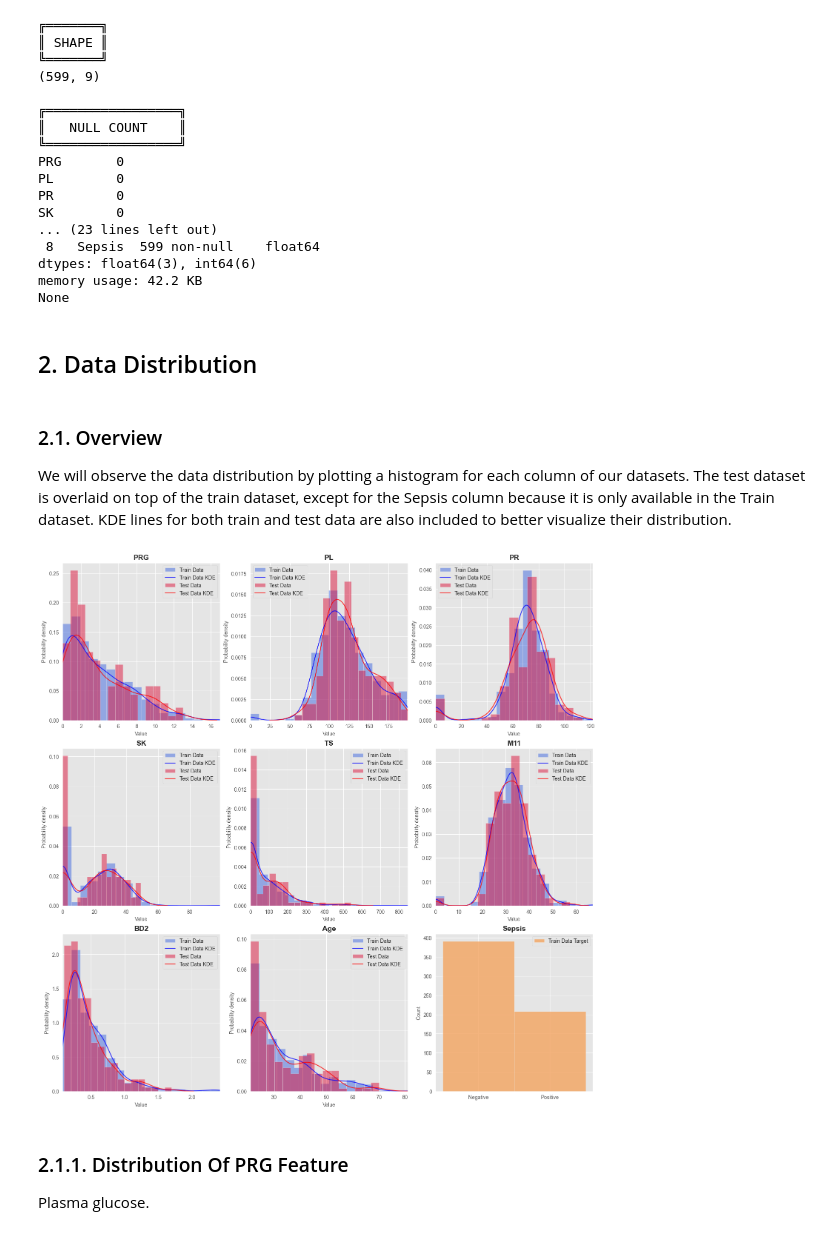
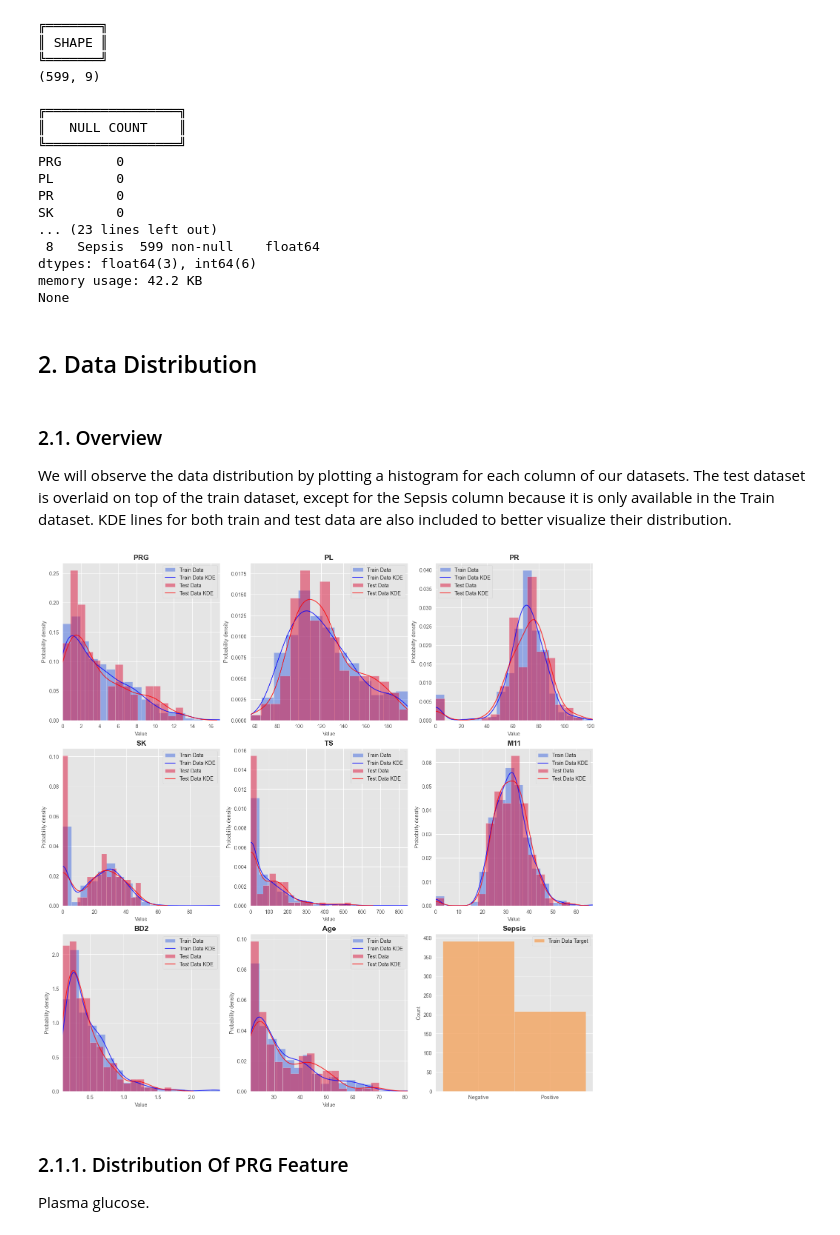
Before and after one commit to miketvo/rmit2023a-cosc2753-assignment1, a Jupyter notebook: notebooks/Step1.EDA.ipynb, the cells around one changed output. Drawn from its saved outputs; the diff is of its cells as text; code cells hidden in the pictures.

```diff
--- a/notebooks/Step1.EDA.ipynb
+++ b/notebooks/Step1.EDA.ipynb
@@ -203,58 +200,14 @@ dtypes: float64(3), int64(6)
 memory usage: 42.2 KB
 None
 # %% [markdown]
-## 2. Data Distribution
+## 2. Data Distribution<a id="data-distribution"></a>
 # %% [markdown]
 ### 2.1. Overview
 We will observe the data distribution by plotting a histogram for each column of our datasets. The test dataset is overlaid on top of the train dataset, except for the Sepsis column because it is only available in the Train dataset. KDE lines for both train and test data are also included to better visualize their distribution.
-# %%
-fig, axes = plt.subplots(nrows=3, ncols=3, figsize=(15, 15), constrained_layout=True)
-axes = axes.ravel()
-
-for i, col in enumerate(df_train.columns):
-    if col != "Sepsis":
-        axes[i].hist(
-            df_train[col],
-            bins=min(df_train.shape[0] // 10, 18),
-            color="royalblue",
-            density=True,
-            alpha=0.5,
-            label="Train Data"
-        )
-        sns.kdeplot(df_train[col], ax=axes[i], color="blue", alpha=0.8, label="Train Data KDE")
-
-        axes[i].hist(
-            df_test[col],
-            bins=min(df_test.shape[0] // 10, 18),
-            color="crimson",
-            density=True,
-            alpha=0.5,
-            label="Test Data"
-        )
-        sns.kdeplot(df_test[col], ax=axes[i], color="red", alpha=0.8, label="Test Data KDE")
-
-        axes[i].set_ylabel("Probability density", fontsize=10)
-        axes[i].set_xlabel("Value", fontsize=10)
-        axes[i].set_xlim(left=min(df_train[col].min(), df_test[col].min()), right=max(df_train[col].max(), df_test[col].max()))
-    else:
-        axes[i].hist(
-            df_train[col],
-            bins=2,
-            color="sandybrown",
-            alpha=0.8,
-            label="Train Data Target"
-        )
-        axes[i].set_ylabel("Count", fontsize=10)
-        axes[i].set_xticks([0.25, 0.75], labels=["Negative", "Positive"])
-    axes[i].tick_params(axis="both", which="major", labelsize=10)
-    axes[i].set_title(col, fontsize=14, fontweight="bold")
-    axes[i].legend()
-
-plt.show()
-
-fig.savefig("../images/EDA_Distribution_Overview.png", dpi=300)
-# %% [output]
-[figure, removed]
+# %%
+show_aggregate_distribution(df_train, df_test, "../images/EDA_Distribution_Overview.png")
+# %% [output]
+[figure, added]
 # %% [markdown]
 ### 2.1.1. Distribution Of PRG Feature
 Plasma glucose.
```
Also changed, not shown: parts of 11 cells of this notebook, 3 other files.
